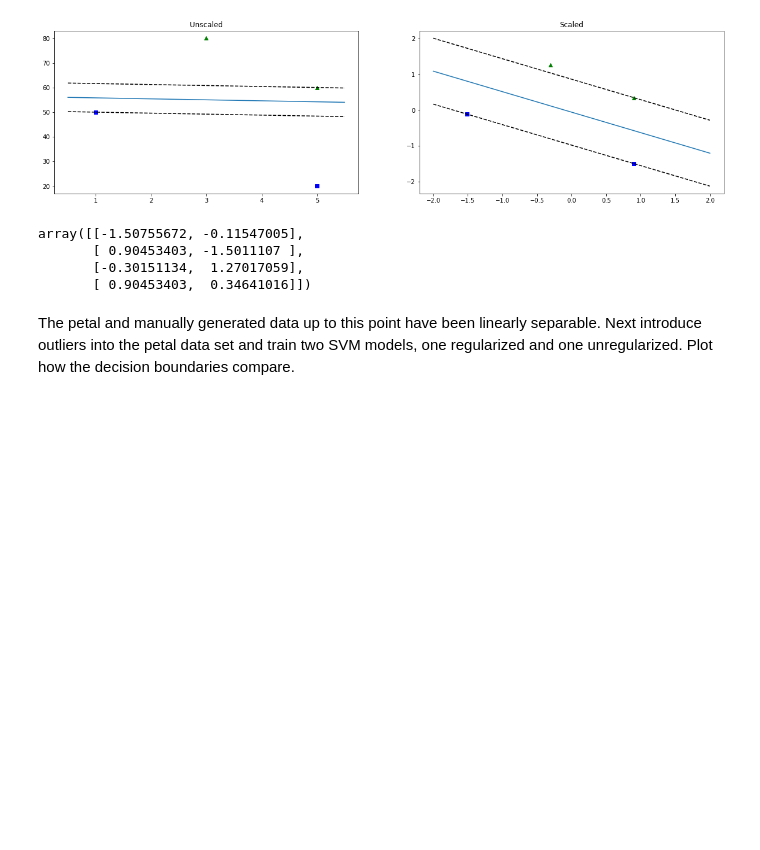
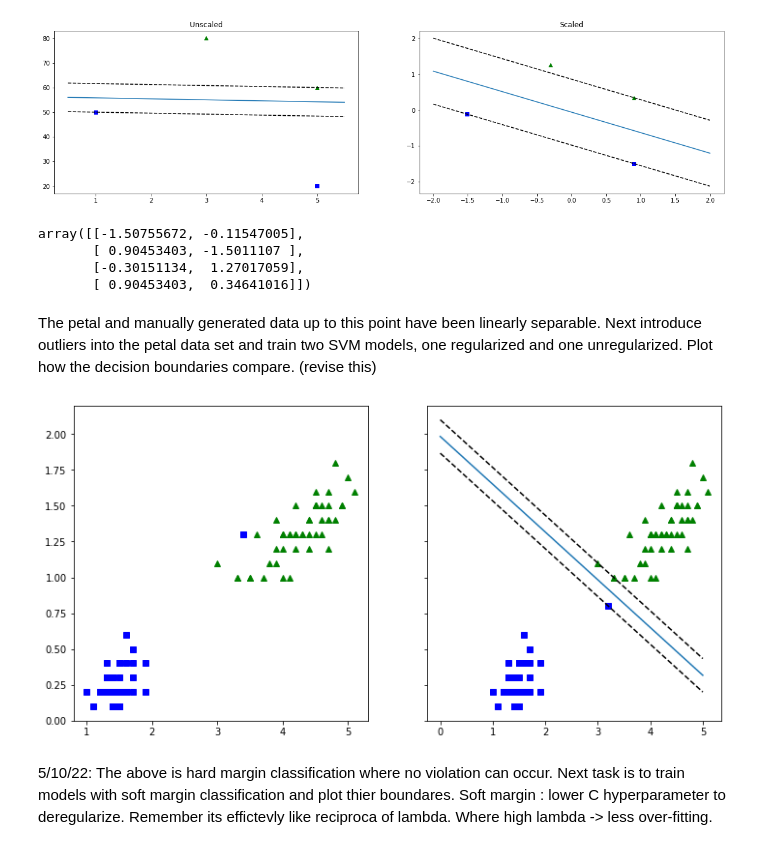
Before and after one commit to psukphranee/Machine-Learning-Projects, a Jupyter notebook: Python SKLearn/SVM.ipynb, the cells around one changed output. Cells and saved outputs as stored; diff of their text form; code cells hidden in the pictures; blank space fills up the shorter version.

```diff
--- a/Python SKLearn/SVM.ipynb
+++ b/Python SKLearn/SVM.ipynb
@@ -159,4 +159,4 @@ array([[-1.50755672, -0.11547005],
        [-0.30151134,  1.27017059],
        [ 0.90453403,  0.34641016]])
 # %% [markdown]
-The petal and manually generated data up to this point have been linearly separable. Next introduce outliers into the petal data set and train two SVM models, one regularized and one unregularized. Plot how the decision boundaries compare.
+The petal and manually generated data up to this point have been linearly separable. Next introduce outliers into the petal data set and train two SVM models, one regularized and one unregularized. Plot how the decision boundaries compare. (revise this)
@@ -162,0 +168,36 @@ The petal and manually generated data up to this point have been linearly separa
+# %%
+#These are coordinates for points labels versicolor. The first outliers coordinates fall into the
+#setosa region, making the dataset not linearly separable.
+
+X_outliers = np.array([[3.4, 1.3], [3.2, 0.8]])
+y_outliers = np.array([0, 0])
+
+
+#
+Xo0 = np.concatenate((X, X_outliers[:1]), axis=0)
+yo0 = np.concatenate((y, y_outliers[:1]), axis=0)
+
+#
+Xo1 = np.concatenate((X, X_outliers[1:]), axis=0)
+yo1 = np.concatenate((y, y_outliers[1:]), axis=0)
+# %%
+fig, ax = plt.subplots(1,2, figsize=(12,6), sharey=True)
+
+plt.sca(ax[0])
+
+plt.plot(Xo0[yo0==0, 0], Xo0[yo0==0, 1], 'bs')
+plt.plot(Xo0[yo0==1, 0], Xo0[yo0==1, 1], 'g^')
+#plot_decision_boundary(svm_clf, 0, 5)
+########################################################
+
+plt.sca(ax[1])
+
+svm_clf.fit(Xo1, yo1)  #this classifier was defined before with C=infinity
+
+plt.plot(Xo1[yo1==0, 0], Xo1[yo1==0, 1], 'bs')
+plt.plot(Xo1[yo1==1, 0], Xo1[yo1==1, 1], 'g^')
+plot_decision_boundary(svm_clf, 0, 5)
+# %% [output]
+[figure, added]
+# %% [markdown]
+5/10/22: The above is hard margin classification where no violation can occur. Next task is to train models with soft margin classification and plot thier boundares. Soft margin : lower C hyperparameter to deregularize. Remember its effictevly like reciproca of lambda. Where high lambda -> less over-fitting.
```
Also changed, not shown: parts of 2 cells of this notebook.
